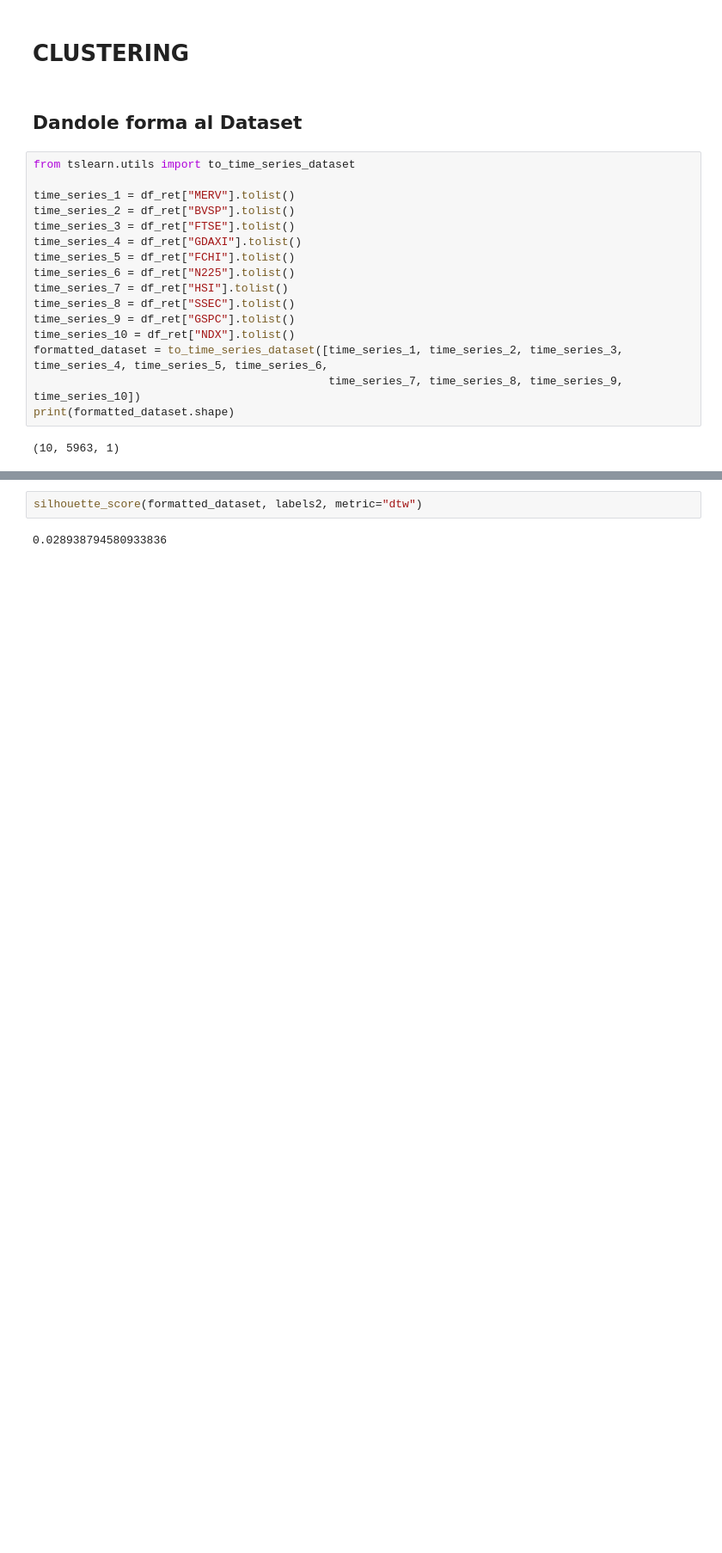
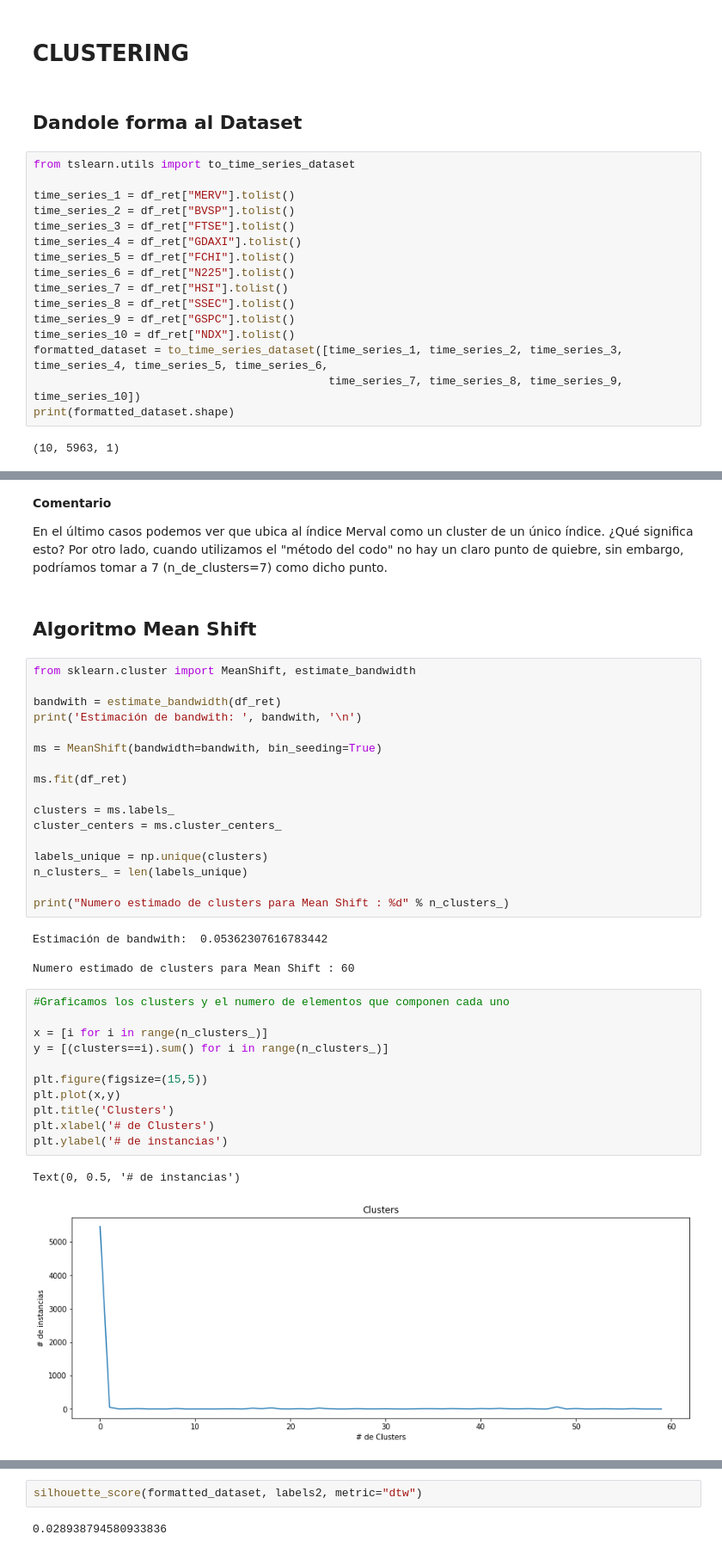
Before and after one commit to Martin317/mentoria-prediccion-indices-financieros, a Jupyter notebook: TP5AprendizajeNoSupervisado/EnunciadoTP5AprendizajeNoSupervisado.ipynb, the cells around one changed output, grey strips where cells are left out. Shown: that part at 86% size. Drawn from its saved outputs; the diff is of its cells as text; blank space fills up the shorter version.

```diff
--- a/TP5AprendizajeNoSupervisado/EnunciadoTP5AprendizajeNoSupervisado.ipynb
+++ b/TP5AprendizajeNoSupervisado/EnunciadoTP5AprendizajeNoSupervisado.ipynb
@@ -173,0 +211,42 @@ print(formatted_dataset.shape)
+# %% [markdown]
+**Comentario**
+
+En el último casos podemos ver que ubica al índice Merval como un cluster de un único índice. ¿Qué significa esto?
+Por otro lado, cuando utilizamos el "método del codo" no hay un claro punto de quiebre, sin embargo, podríamos tomar a 7 (n_de_clusters=7) como dicho punto.
+# %% [markdown]
+## Algoritmo Mean Shift
+# %%
+from sklearn.cluster import MeanShift, estimate_bandwidth
+
+bandwith = estimate_bandwidth(df_ret)
+print('Estimación de bandwith: ', bandwith, '\n')
+
+ms = MeanShift(bandwidth=bandwith, bin_seeding=True)
+
+ms.fit(df_ret)
+
+clusters = ms.labels_
+cluster_centers = ms.cluster_centers_
+
+labels_unique = np.unique(clusters)
+n_clusters_ = len(labels_unique)
+
+print("Numero estimado de clusters para Mean Shift : %d" % n_clusters_)
+# %% [output]
+Estimación de bandwith:  0.05362307616783442
+
+Numero estimado de clusters para Mean Shift : 60
+# %%
+#Graficamos los clusters y el numero de elementos que componen cada uno
+
+x = [i for i in range(n_clusters_)]
+y = [(clusters==i).sum() for i in range(n_clusters_)]
+
+plt.figure(figsize=(15,5))
+plt.plot(x,y)
+plt.title('Clusters')
+plt.xlabel('# de Clusters')
+plt.ylabel('# de instancias')
+# %% [output]
+Text(0, 0.5, '# de instancias')
+[figure, added]
```
Also changed, not shown: parts of 47 cells of this notebook.
